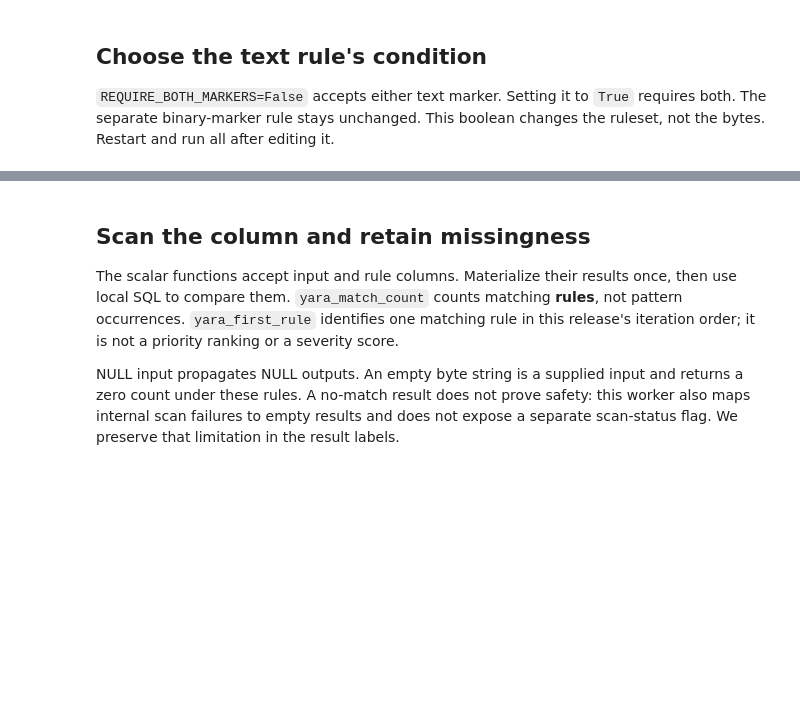
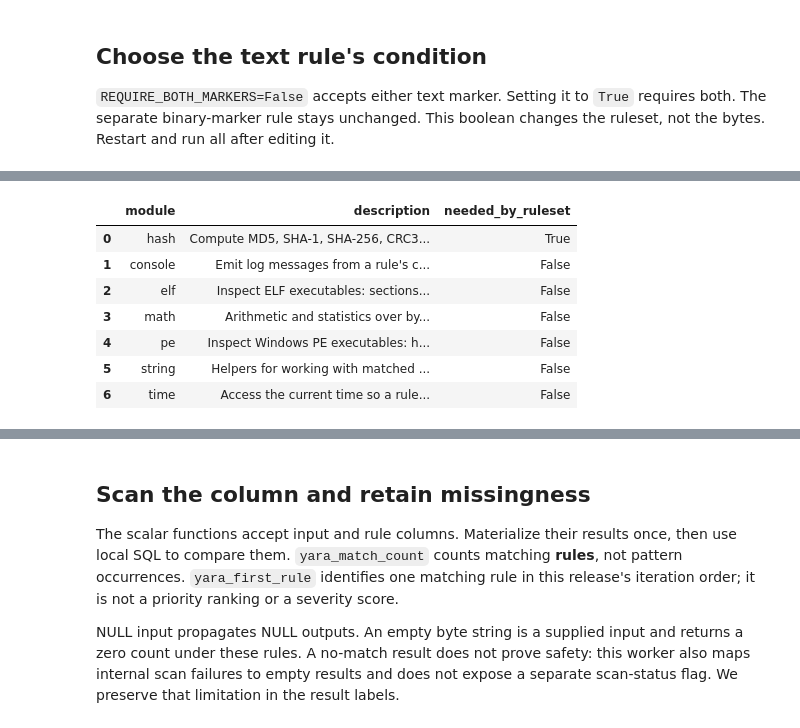
Before and after one commit to Query-farm/vgi-yara, a Jupyter notebook: notebooks/01_rule_matches_and_string_occurrences.ipynb, the cells around one changed output, grey strips where cells are left out. Cells and saved outputs as stored; diff of their text form; code cells hidden in the pictures; blank space fills up the shorter version.

```diff
--- a/notebooks/01_rule_matches_and_string_occurrences.ipynb
+++ b/notebooks/01_rule_matches_and_string_occurrences.ipynb
@@ -80,0 +109,14 @@ FROM inputs ORDER BY sample_id;
+# %%
+%%sql
+CREATE TABLE runtime_modules AS SELECT * FROM yara.main.yara_modules;
+SELECT module,description,module='hash' AS needed_by_ruleset
+FROM runtime_modules ORDER BY needed_by_ruleset DESC,module;
+# %% [output]
+|  | module | description | needed_by_ruleset |
+| 0 | hash | Compute MD5, SHA-1, SHA-256, CRC3... | True |
+| 1 | console | Emit log messages from a rule's c... | False |
+| 2 | elf | Inspect ELF executables: sections... | False |
+| 3 | math | Arithmetic and statistics over by... | False |
+| 4 | pe | Inspect Windows PE executables: h... | False |
+| 5 | string | Helpers for working with matched ... | False |
+| 6 | time | Access the current time so a rule... | False |
```
Also changed, not shown: parts of 19 cells of this notebook, 22 other files.
